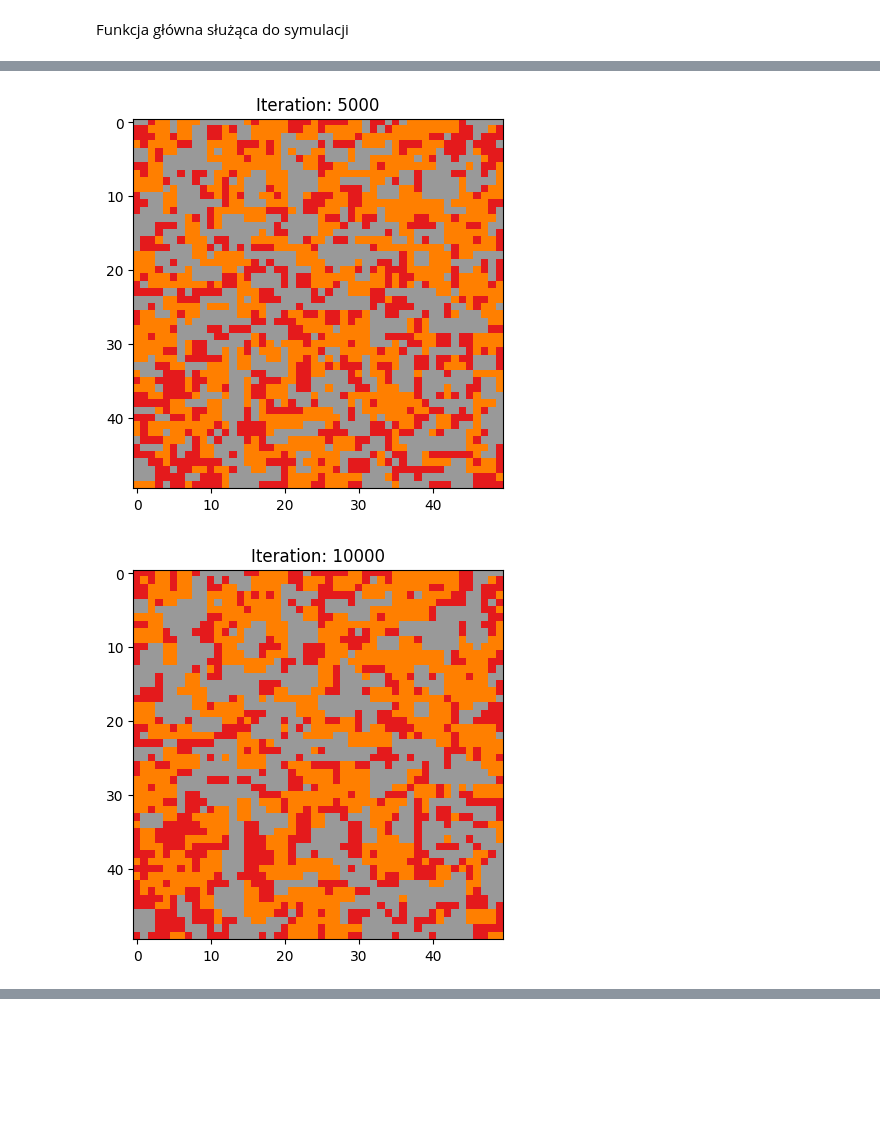
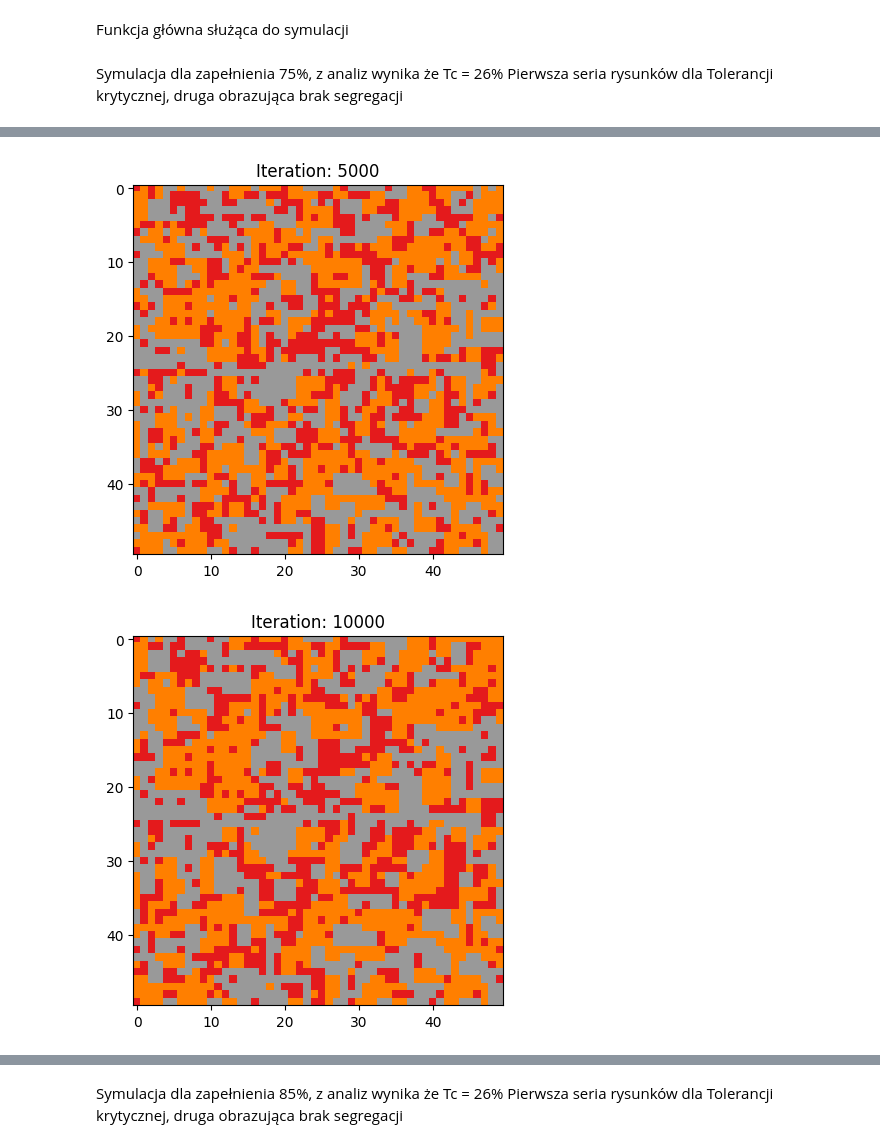
Before and after one commit to Tuliuszen/LabSpec, a Jupyter notebook: Schelling.ipynb, the cells around one changed output, grey strips where cells are left out. Drawn from its saved outputs; the diff is of its cells as text; code cells hidden in the pictures; blank space fills up the shorter version.

```diff
--- a/Schelling.ipynb
+++ b/Schelling.ipynb
@@ -92,10 +92,14 @@ def runSchellingSimulation(grid_size=50, density=0.75, tolerance=0.3, plot_itera
             plt.show(block=False)
             plt.pause(0.1)
 
-        if iteration == 10001: #TODO: poprawic to na warunek kiedy zadowolenie praktycznie bedzie stale
+        if iteration == 10000: #TODO: poprawic to na warunek kiedy zadowolenie praktycznie bedzie stale
             break
 
     plt.show()
+# %% [markdown]
+Symulacja dla zapełnienia 75%, z analiz wynika że Tc = 26%
+Pierwsza seria rysunków dla Tolerancji krytycznej, druga obrazująca brak segregacji
 # %%
-runSchellingSimulation(grid_size=50, density=0.75, tolerance=0.5)
+runSchellingSimulation(grid_size=50, density=0.75, tolerance=0.26)
+runSchellingSimulation(grid_size=50, density=0.75, tolerance=0.2)
 # %% [output]
@@ -103,2 +107,2 @@ runSchellingSimulation(grid_size=50, density=0.75, tolerance=0.5)
-[figure, old version]
+[figure, new version]
-[figure, old version]
+[figure, new version]
@@ -105 +112,4 @@ runSchellingSimulation(grid_size=50, density=0.75, tolerance=0.5)
+# %% [markdown]
+Symulacja dla zapełnienia 85%, z analiz wynika że Tc = 26%
+Pierwsza seria rysunków dla Tolerancji krytycznej, druga obrazująca brak segregacji
 # %%
```
Also changed, not shown: parts of 4 cells of this notebook.
